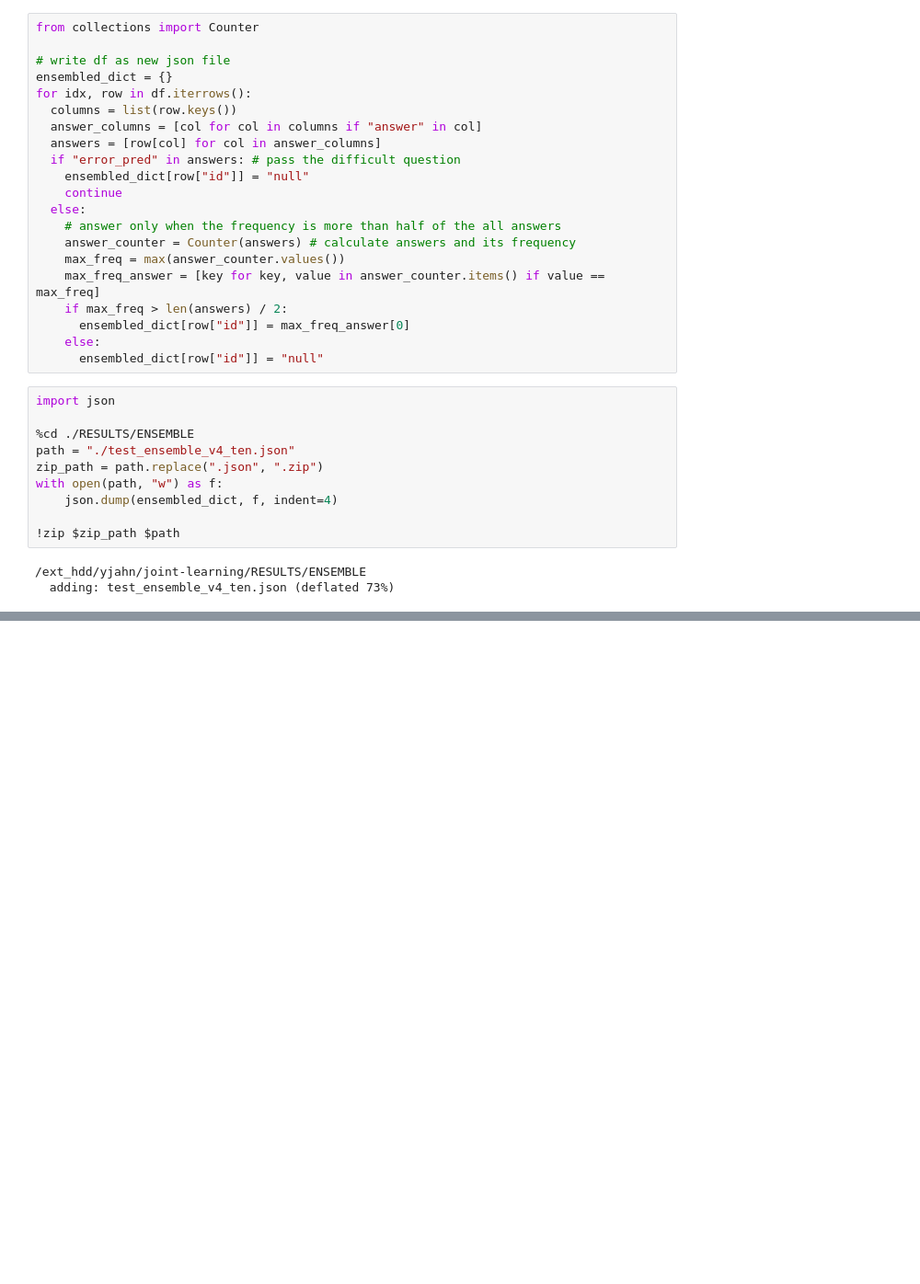
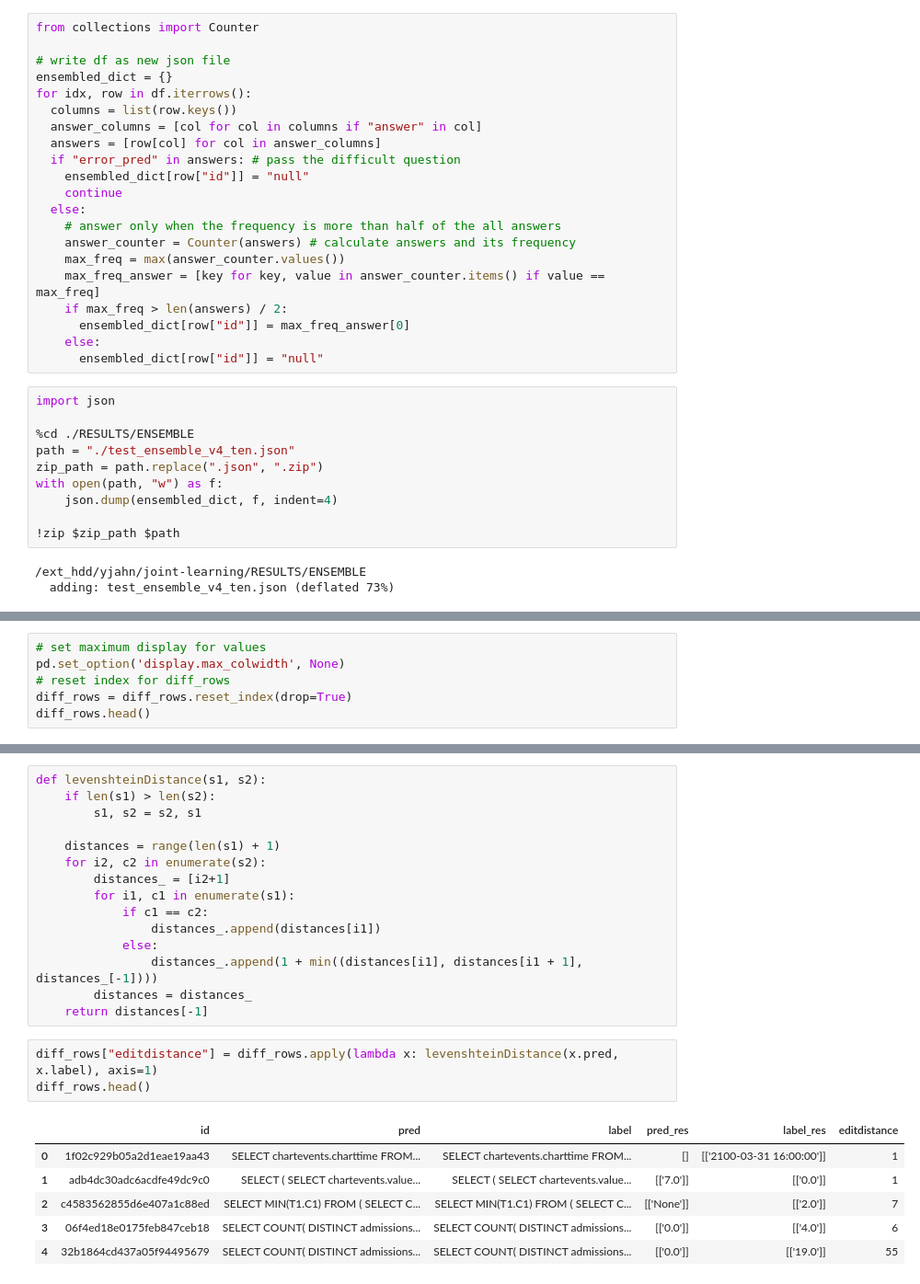
Before and after one commit to snoop2head/EHRSQL, a Jupyter notebook: ensemble.ipynb, the cells around one changed output, grey strips where cells are left out. Shown: that part at 92% size. Saved outputs shown, nothing was run; the diff lists cells and outputs as text; blank space fills up the shorter version.

```diff
--- a/ensemble.ipynb
+++ b/ensemble.ipynb
@@ -185,0 +305,6 @@ with open(path, "w") as f:
+# %%
+# set maximum display for values
+pd.set_option('display.max_colwidth', None)
+# reset index for diff_rows
+diff_rows = diff_rows.reset_index(drop=True)
+diff_rows.head()
@@ -185,0 +318,25 @@ with open(path, "w") as f:
+# %%
+def levenshteinDistance(s1, s2):
+    if len(s1) > len(s2):
+        s1, s2 = s2, s1
+
+    distances = range(len(s1) + 1)
+    for i2, c2 in enumerate(s2):
+        distances_ = [i2+1]
+        for i1, c1 in enumerate(s1):
+            if c1 == c2:
+                distances_.append(distances[i1])
+            else:
+                distances_.append(1 + min((distances[i1], distances[i1 + 1], distances_[-1])))
+        distances = distances_
+    return distances[-1]
+# %%
+diff_rows["editdistance"] = diff_rows.apply(lambda x: levenshteinDistance(x.pred, x.label), axis=1)
+diff_rows.head()
+# %% [output]
+|  | id | pred | label | pred_res | label_res | editdistance |
+| 0 | 1f02c929b05a2d1eae19aa43 | SELECT chartevents.charttime FROM... | SELECT chartevents.charttime FROM... | [] | [['2100-03-31 16:00:00']] | 1 |
+| 1 | adb4dc30adc6acdfe49dc9c0 | SELECT ( SELECT chartevents.value... | SELECT ( SELECT chartevents.value... | [['7.0']] | [['0.0']] | 1 |
+| 2 | c4583562855d6e407a1c88ed | SELECT MIN(T1.C1) FROM ( SELECT C... | SELECT MIN(T1.C1) FROM ( SELECT C... | [['None']] | [['2.0']] | 7 |
+| 3 | 06f4ed18e0175feb847ceb18 | SELECT COUNT( DISTINCT admissions... | SELECT COUNT( DISTINCT admissions... | [['0.0']] | [['4.0']] | 6 |
+| 4 | 32b1864cd437a05f94495679 | SELECT COUNT( DISTINCT admissions... | SELECT COUNT( DISTINCT admissions... | [['0.0']] | [['19.0']] | 55 |
```
Also changed, not shown: parts of 14 cells of this notebook, 36 other files.
